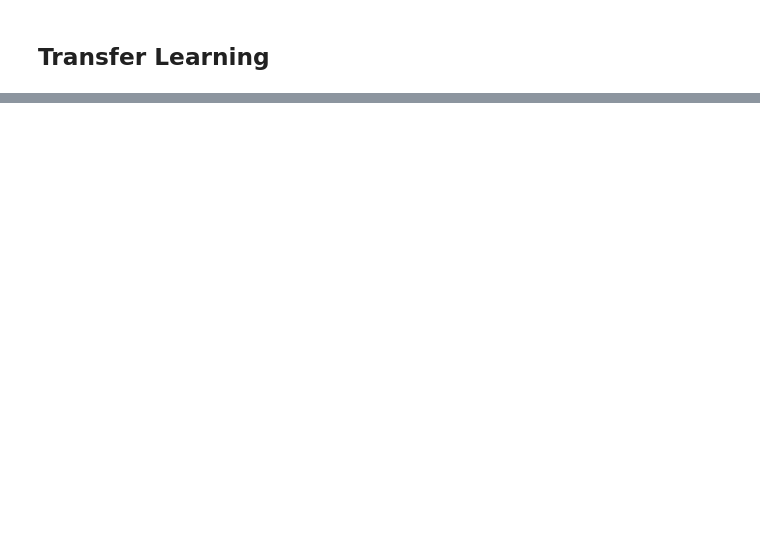
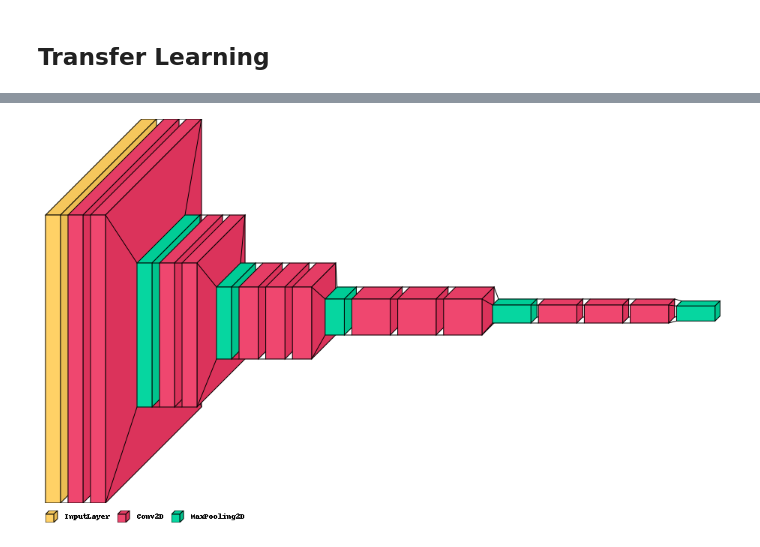
Before and after one commit to IndiaTJohnson/CNNs-and-Computer-Vision, a Jupyter notebook: Image Classification.ipynb, the cells around one changed output, grey strips where cells are left out. Drawn from its saved outputs; the diff is of its cells as text; code cells hidden in the pictures; blank space fills up the shorter version.

```diff
--- a/Image Classification.ipynb
+++ b/Image Classification.ipynb
@@ -514,0 +688,4 @@ tuner = kt.Hyperband(build_model,
+# %%
+# Downloading just the convolutional base
+vgg16_base = tf.keras.applications.VGG16(include_top = False, weights = 'imagenet', input_shape=input_shape)
+vgg16_base.summary()
@@ -514,0 +710,4 @@ tuner = kt.Hyperband(build_model,
+# %%
+vk.layered_view(vgg16_base, legend=True)
+# %% [output]
+[figure, added]
```
Also changed, not shown: parts of 48 cells of this notebook, 1 other file.
